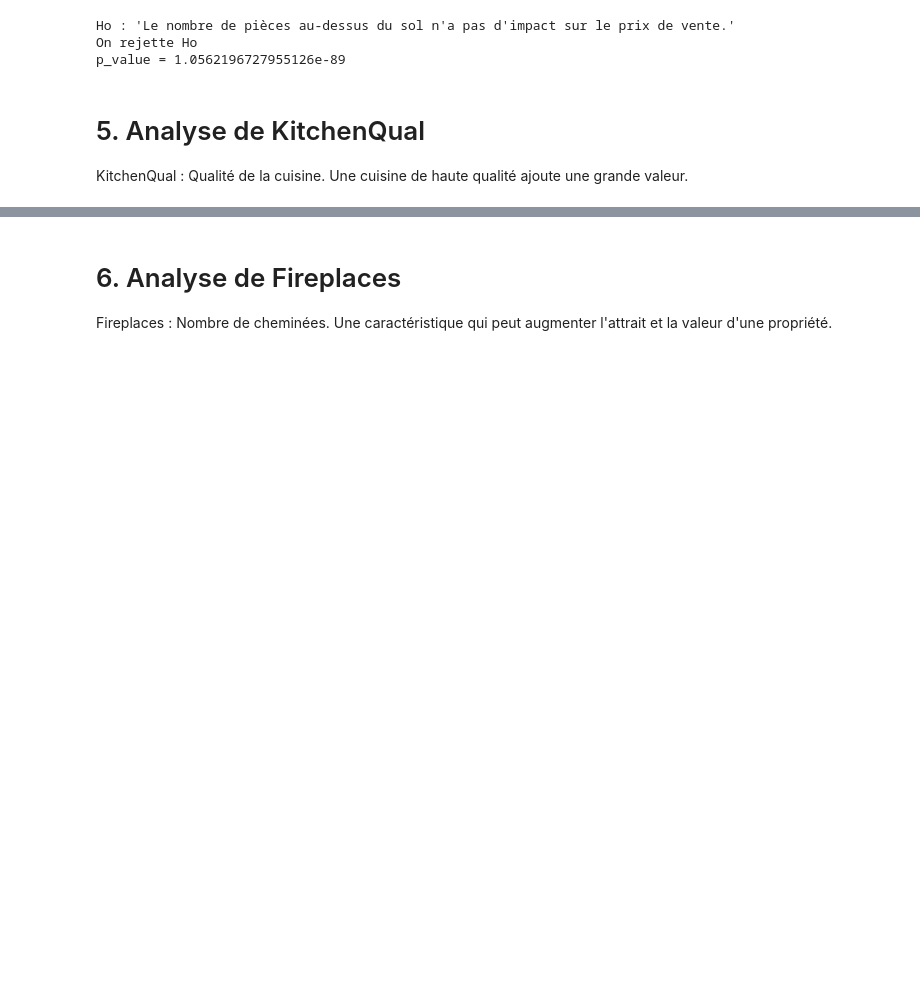
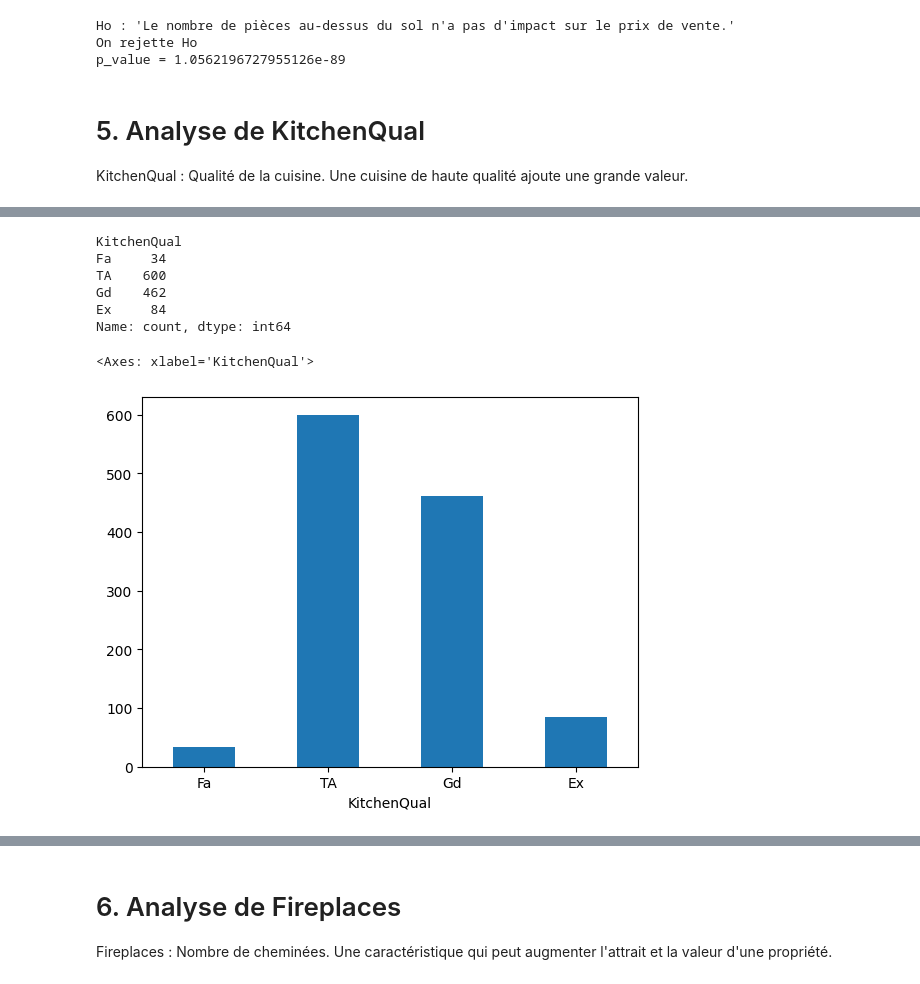
Before and after one commit to SimonGallien/prix-immobilier, a Jupyter notebook: EDA_Univariate.ipynb, the cells around one changed output, grey strips where cells are left out. Cells and saved outputs as stored; diff of their text form; code cells hidden in the pictures; blank space fills up the shorter version.

```diff
--- a/EDA_Univariate.ipynb
+++ b/EDA_Univariate.ipynb
@@ -437,0 +453,16 @@ KitchenQual : Qualité de la cuisine. Une cuisine de haute qualité ajoute une g
+# %%
+qual_order = ["Fa", "TA", "Gd", "Ex"]
+# %%
+df["KitchenQual"].value_counts().loc[qual_order]
+# %% [output]
+KitchenQual
+Fa     34
+TA    600
+Gd    462
+Ex     84
+Name: count, dtype: int64
+# %%
+df["KitchenQual"].value_counts().loc[qual_order].plot(kind="bar", rot=0)
+# %% [output]
+<Axes: xlabel='KitchenQual'>
+[figure, added]
```
Also changed, not shown: parts of 37 cells of this notebook.
